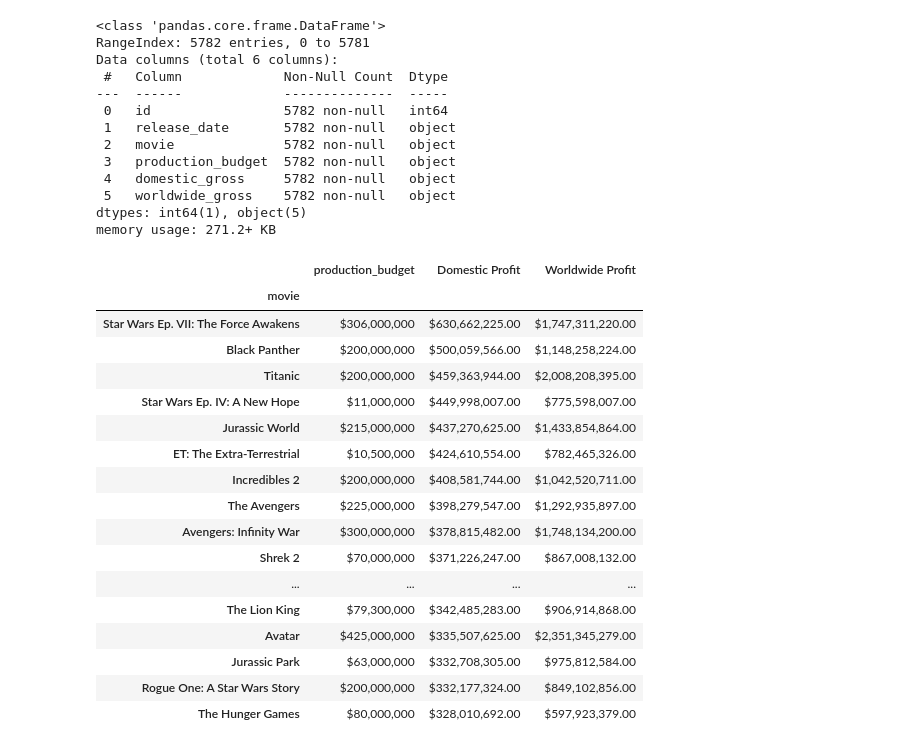
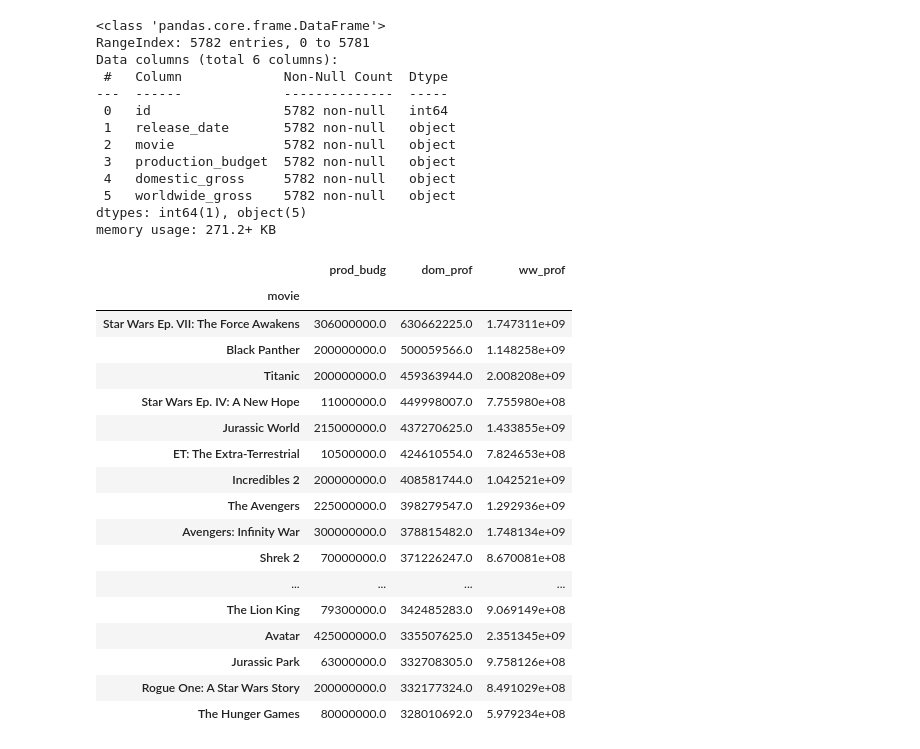
Before and after one commit to patrick-anastasio/Flatiron_DSC-Phase1_Project, a Jupyter notebook: data_info.ipynb, the cells around one changed output. Cells and saved outputs as stored; diff of their text form; code cells hidden in the pictures.

```diff
--- a/data_info.ipynb
+++ b/data_info.ipynb
@@ -133,33 +221,34 @@ def make_money(value):
     value = '${:,.2f}'.format(value)
     return value
 
+tn_movie_budgets_df['prod_budg'] = tn_movie_budgets_df['production_budget'].map(drop_dollar_sign)
 tn_movie_budgets_df['dom_prof'] = tn_movie_budgets_df['domestic_gross'].map(drop_dollar_sign) - tn_movie_budgets_df['production_budget'].map(drop_dollar_sign)
 tn_movie_budgets_df['ww_prof'] = tn_movie_budgets_df['worldwide_gross'].map(drop_dollar_sign) - tn_movie_budgets_df['production_budget'].map(drop_dollar_sign)
 # %%
 tn_movie_budgets_sorted_df = tn_movie_budgets_df.drop(['id', 'release_date', 'domestic_gross', 'worldwide_gross'], axis=1)
 tn_movie_profits_df = tn_movie_budgets_sorted_df.sort_values(by='dom_prof', ascending=False)
 tn_movie_profits_df['Domestic Profit'] = tn_movie_budgets_df['dom_prof'].map(make_money)
 tn_movie_profits_df['Worldwide Profit'] = tn_movie_budgets_df['ww_prof'].map(make_money)
-tn_numbers_str_df = tn_movie_profits_df.set_index('movie').drop (['dom_prof', 'ww_prof'], axis=1)
-tn_numbers_floats_df = tn_movie_profits_df.set_index('movie').drop (['Domestic Profit', 'Worldwide Profit'], axis=1)
-tn_numbers_str_df.head(20)
+tn_numbers_str_df = tn_movie_profits_df.set_index('movie').drop (['prod_budg', 'dom_prof', 'ww_prof'], axis=1)
+tn_numbers_floats_df = tn_movie_profits_df.set_index('movie').drop (['production_budget','Domestic Profit', 'Worldwide Profit'], axis=1)
+# tn_numbers_str_df.head(20)
 # tn_numbers_floats_df.head(20)
 # %% [output]
-|  | production_budget | Domestic Profit | Worldwide Profit |
+|  | prod_budg | dom_prof | ww_prof |
 | movie |  |  |  |
-| Star Wars Ep. VII: The Force Awakens | $306,000,000 | $630,662,225.00 | $1,747,311,220.00 |
-| Black Panther | $200,000,000 | $500,059,566.00 | $1,148,258,224.00 |
-| Titanic | $200,000,000 | $459,363,944.00 | $2,008,208,395.00 |
-| Star Wars Ep. IV: A New Hope | $11,000,000 | $449,998,007.00 | $775,598,007.00 |
-| Jurassic World | $215,000,000 | $437,270,625.00 | $1,433,854,864.00 |
-| ET: The Extra-Terrestrial | $10,500,000 | $424,610,554.00 | $782,465,326.00 |
-| Incredibles 2 | $200,000,000 | $408,581,744.00 | $1,042,520,711.00 |
-| The Avengers | $225,000,000 | $398,279,547.00 | $1,292,935,897.00 |
-| Avengers: Infinity War | $300,000,000 | $378,815,482.00 | $1,748,134,200.00 |
-| Shrek 2 | $70,000,000 | $371,226,247.00 | $867,008,132.00 |
+| Star Wars Ep. VII: The Force Awakens | 306000000.0 | 630662225.0 | 1.747311e+09 |
+| Black Panther | 200000000.0 | 500059566.0 | 1.148258e+09 |
+| Titanic | 200000000.0 | 459363944.0 | 2.008208e+09 |
+| Star Wars Ep. IV: A New Hope | 11000000.0 | 449998007.0 | 7.755980e+08 |
+| Jurassic World | 215000000.0 | 437270625.0 | 1.433855e+09 |
+| ET: The Extra-Terrestrial | 10500000.0 | 424610554.0 | 7.824653e+08 |
+| Incredibles 2 | 200000000.0 | 408581744.0 | 1.042521e+09 |
+| The Avengers | 225000000.0 | 398279547.0 | 1.292936e+09 |
+| Avengers: Infinity War | 300000000.0 | 378815482.0 | 1.748134e+09 |
+| Shrek 2 | 70000000.0 | 371226247.0 | 8.670081e+08 |
 | ... | ... | ... | ... |
-| The Lion King | $79,300,000 | $342,485,283.00 | $906,914,868.00 |
-| Avatar | $425,000,000 | $335,507,625.00 | $2,351,345,279.00 |
-| Jurassic Park | $63,000,000 | $332,708,305.00 | $975,812,584.00 |
-| Rogue One: A Star Wars Story | $200,000,000 | $332,177,324.00 | $849,102,856.00 |
-| The Hunger Games | $80,000,000 | $328,010,692.00 | $597,923,379.00 |
+| The Lion King | 79300000.0 | 342485283.0 | 9.069149e+08 |
+| Avatar | 425000000.0 | 335507625.0 | 2.351345e+09 |
+| Jurassic Park | 63000000.0 | 332708305.0 | 9.758126e+08 |
+| Rogue One: A Star Wars Story | 200000000.0 | 332177324.0 | 8.491029e+08 |
+| The Hunger Games | 80000000.0 | 328010692.0 | 5.979234e+08 |
```
Also changed, not shown: parts of 12 cells of this notebook, 1 other file.
